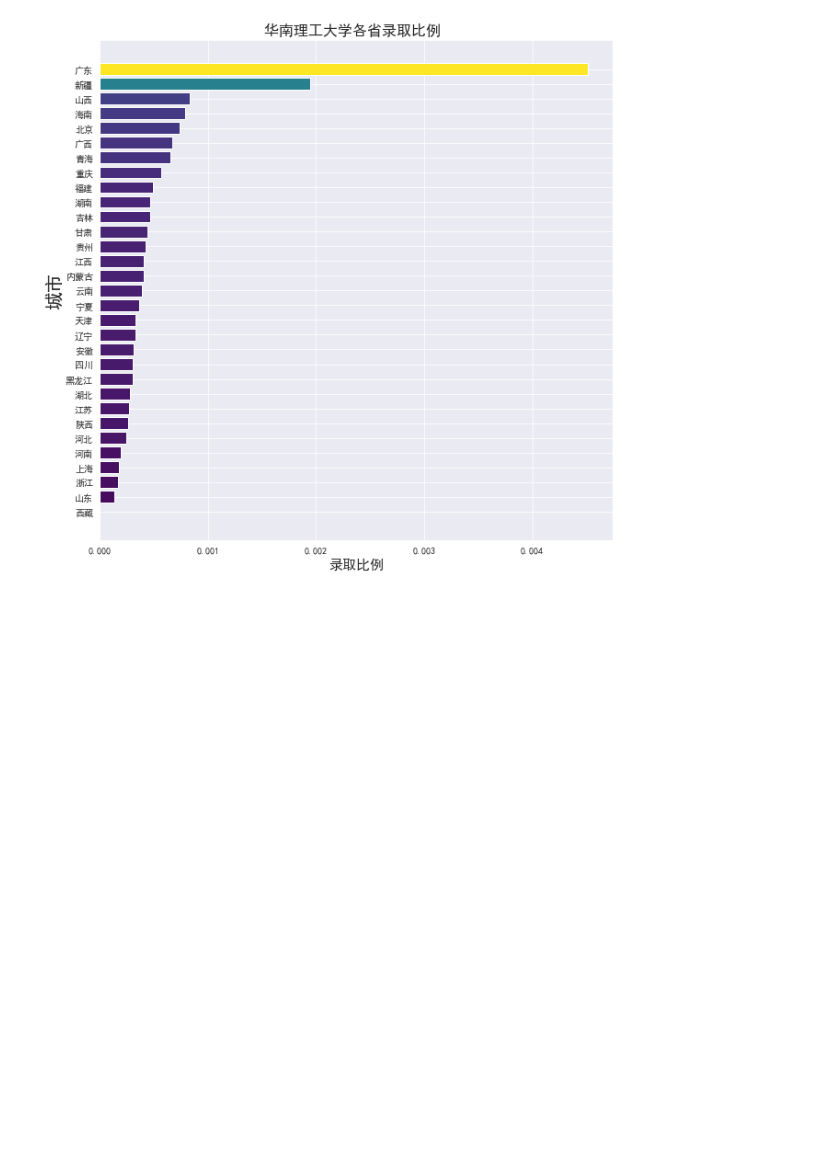
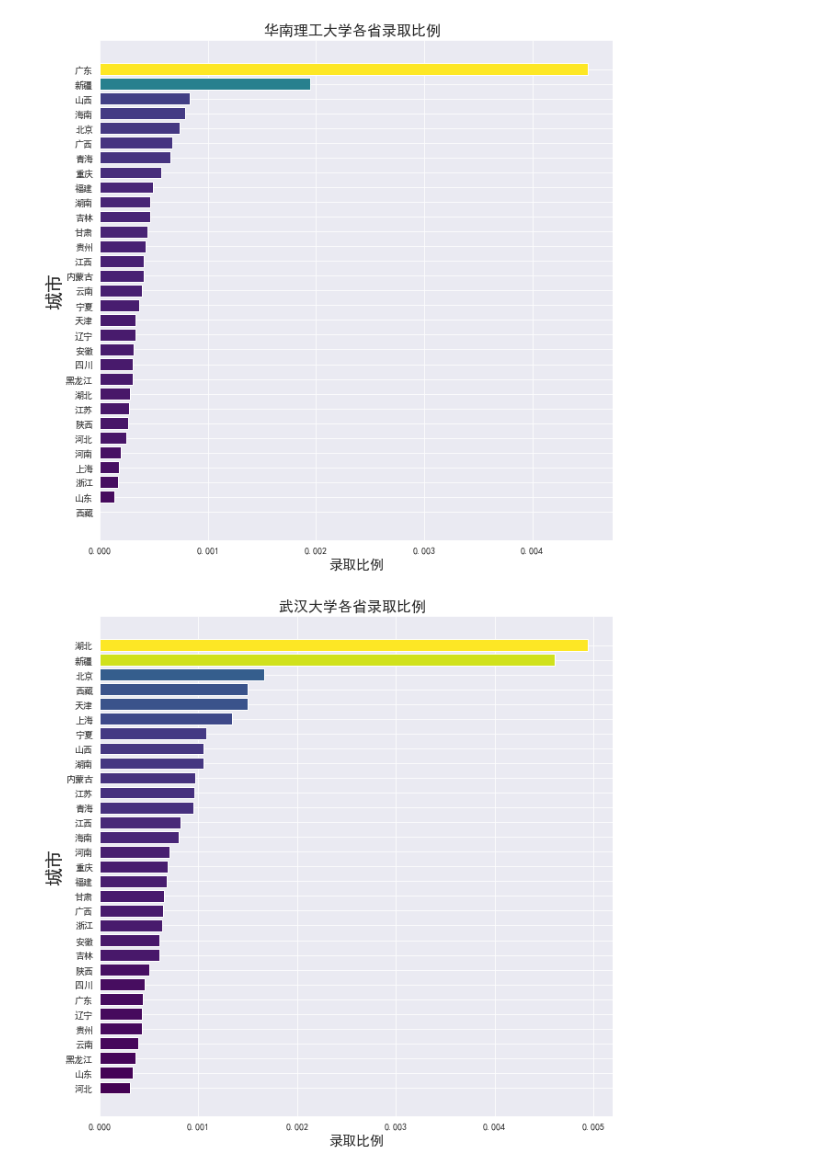
Before and after one commit to TakanashiXny/Introduction-of-DaSE, a Jupyter notebook: final/test.ipynb, the cells around one changed output. Cells and saved outputs as stored; diff of their text form; code cells hidden in the pictures; blank space fills up the shorter version.

```diff
--- a/final/test.ipynb
+++ b/final/test.ipynb
@@ -339,3 +321,19 @@ plt.title('华南理工大学各省录取比例 ', fontdict={'size':16})
 plt.show()
 # %% [output]
 [figure]
+# %%
+WuHan_University = avg.sort_values(by=['武汉大学'])
+plt.figure(figsize=(10, 10))
+x = list(WuHan_University['地区'])
+y = list(WuHan_University['武汉大学'])
+norm = plt.Normalize(min(y), max(y))
+normy = norm(y)
+map_vir = cm.get_cmap(name='viridis')
+color = map_vir(normy)
+plt.barh(x, y, color=color)
+plt.ylabel('城市',fontdict={'size':20})
+plt.xlabel('录取比例', fontdict={'size':15})
+plt.title('武汉大学各省录取比例 ', fontdict={'size':16})
+plt.show()
+# %% [output]
+[figure, added]
```
Also changed, not shown: parts of 9 cells of this notebook, 1 other file.
